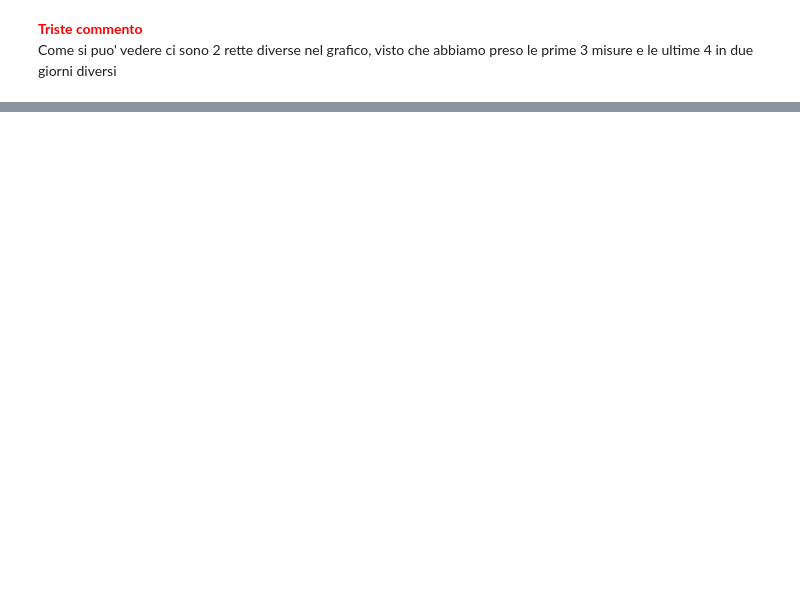
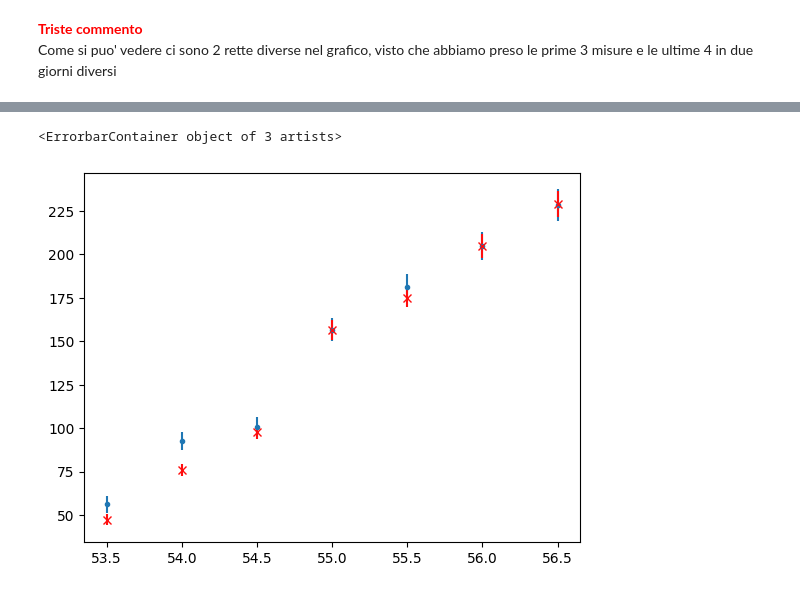
Before and after one commit to Pavar0tty/Laboratorio_SiPM, a Jupyter notebook: Analisi/Parte 1/Analisi Pettine/analisi_pettine_nuovi_dati.ipynb, the cells around one changed output, grey strips where cells are left out. Saved outputs shown, nothing was run; the diff lists cells and outputs as text; code cells hidden in the pictures; blank space fills up the shorter version.

```diff
--- a/Analisi/Parte 1/Analisi Pettine/analisi_pettine_nuovi_dati.ipynb
+++ b/Analisi/Parte 1/Analisi Pettine/analisi_pettine_nuovi_dati.ipynb
@@ -464,0 +515,36 @@ Come si puo' vedere ci sono 2 rette diverse nel grafico, visto che abbiamo preso
+# %%
+v0 = np.array([53, 53.5, 54, 54.5, 55.5])
+means0 = np.array([31.68, 51.88, 83.55, 105.05, 148.3])
+means0_err = np.array([5.01, 5.73, 7.61, 8.41, 12.37])
+
+def media_condizionata(x0, x1, x2, s0, s1, s2, a0, a1):
+    """
+    Calcola la media tra array con x diversi
+    """
+    med = []
+    for i in range(len(a1)):
+        if a1[i] in a0:
+            med.append((x0[i] / s0[i]**2 + x1[i] / s1[i]**2 + x2[i] / s2[i]**2)/(1/s0[i]**2 + 1/s1[i]**2 + 1/s2[i]**2))
+        else:
+            med.append((x1[i] / s1[i]**2 + x2[i] / s2[i]**2)/(1/s1[i]**2 + 1/s2[i]**2))
+    return np.array(med)
+def errore_media_condizionata(s0, s1, s2, a0, a1):
+    """
+    Calcola l'errore della media condizionata
+    """
+    err = []
+    for i in range(len(a1)):
+        if a1[i] in a0:
+            err.append(np.sqrt(1/(1/s0[i]**2 + 1/s1[i]**2 + 1/s2[i]**2)))
+        else:
+            err.append(np.sqrt(1/(1/s1[i]**2 + 1/s2[i]**2)))
+    return np.array(err)
+
+means_cond = media_condizionata(means0, means_tot, means1, means0_err, means_tot_err, means1_err, v0, x)
+means_cond_err = errore_media_condizionata(means0_err, means_tot_err, means1_err, v0, x)
+# %%
+plt.errorbar(x, means_tot, yerr=means_tot_err, fmt='.', label='Distanze medie con errori', color='#1f77b4')
+plt.errorbar(x, means_cond, yerr=means_cond_err, fmt='x', label='Media condizionata delle distanze medie', color="#ff0e0e")
+# %% [output]
+<ErrorbarContainer object of 3 artists>
+[figure, added]
```
Also changed, not shown: parts of 24 cells of this notebook.
